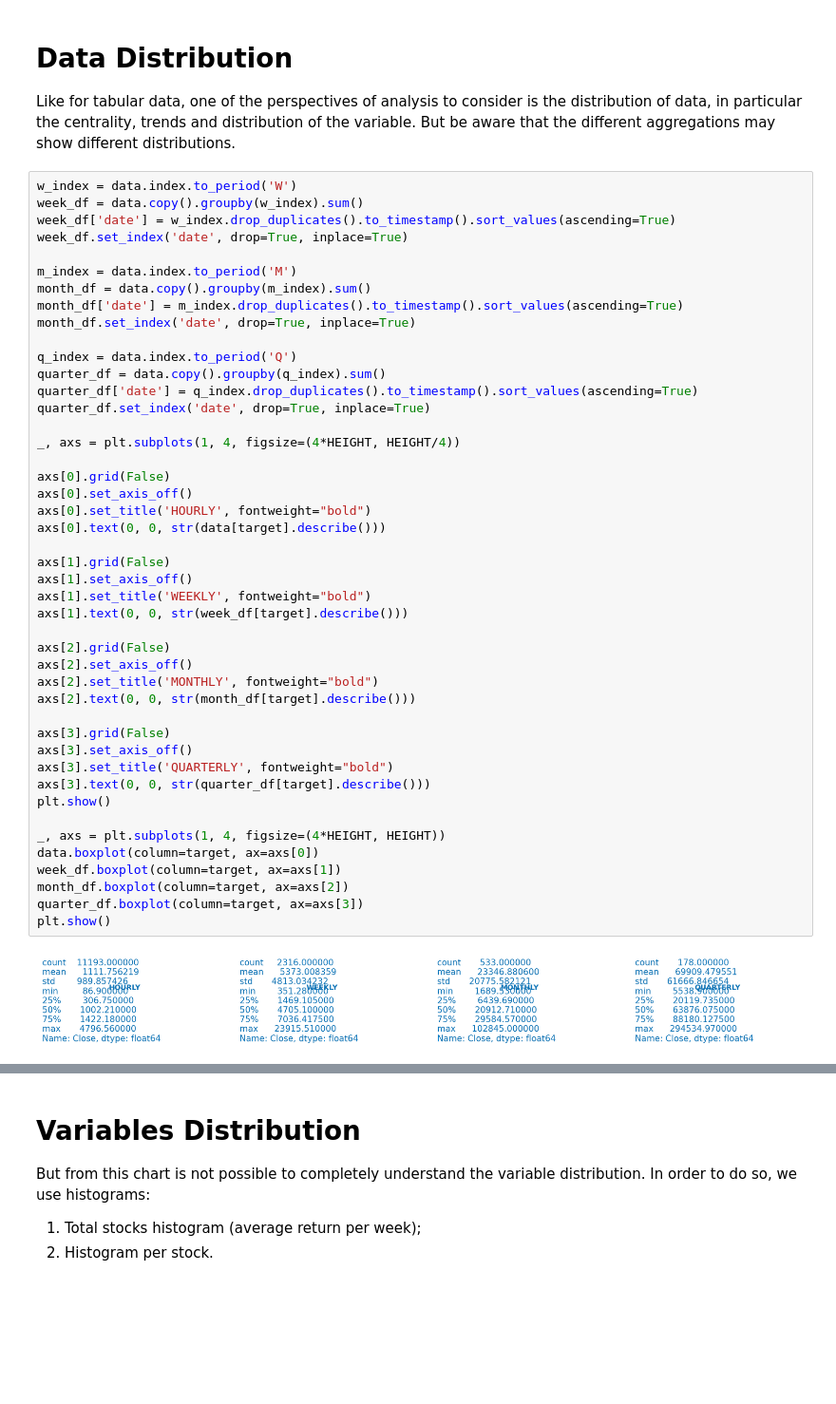
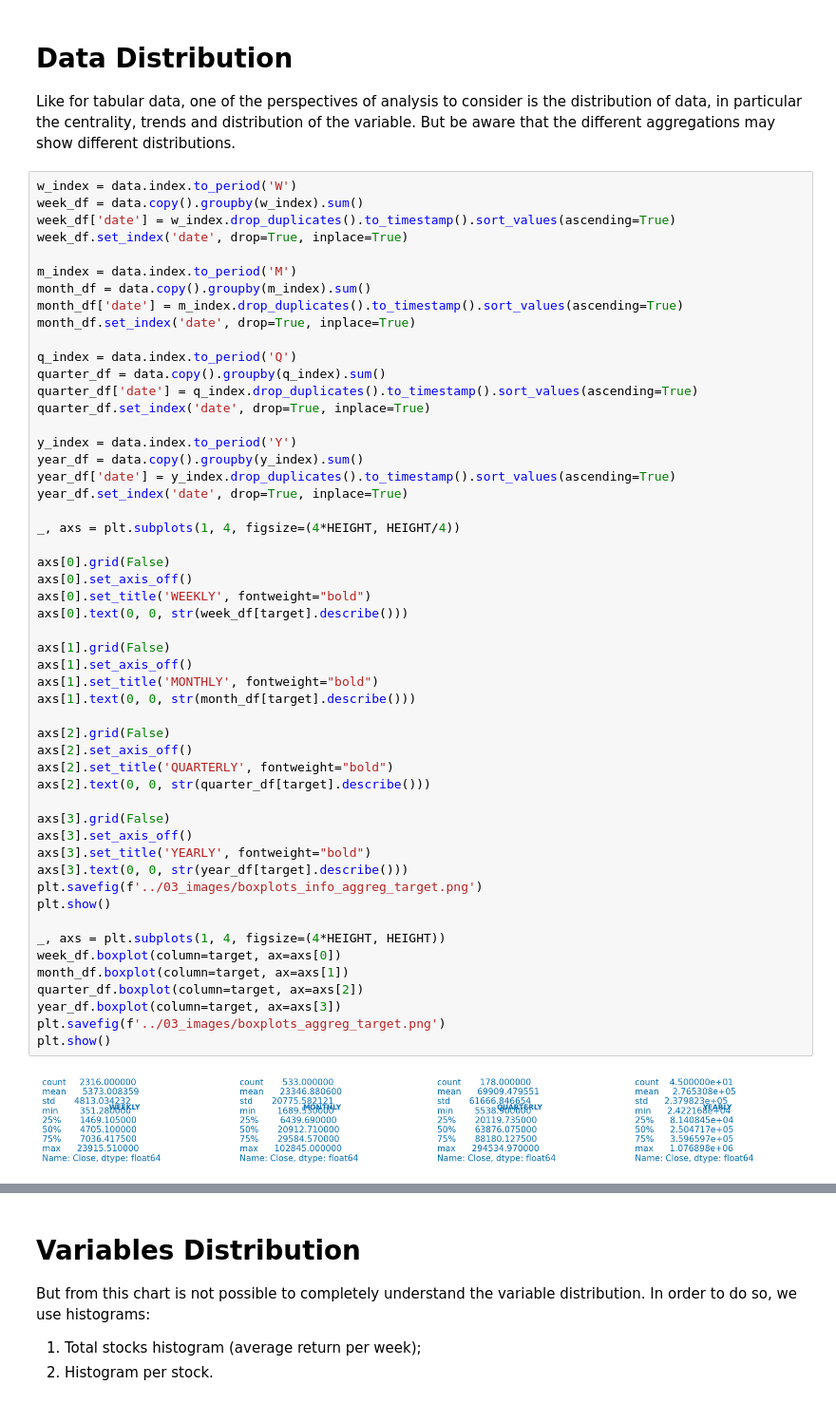
Before and after one commit to mifig/03_DataScience_SeriesTemporais, a Jupyter notebook: 01_sp500/02_scripts/p01_data_profiling_ts.ipynb, the cells around one changed output, grey strips where cells are left out. Shown at 95% size. Cells and saved outputs as stored; diff of their text form; blank space fills up the shorter version.

```diff
--- a/01_sp500/02_scripts/p01_data_profiling_ts.ipynb
+++ b/01_sp500/02_scripts/p01_data_profiling_ts.ipynb
@@ -120,43 +126,50 @@ week_df['date'] = w_index.drop_duplicates().to_timestamp().sort_values(ascending
 week_df.set_index('date', drop=True, inplace=True)
 
 m_index = data.index.to_period('M')
 month_df = data.copy().groupby(m_index).sum()
 month_df['date'] = m_index.drop_duplicates().to_timestamp().sort_values(ascending=True)
 month_df.set_index('date', drop=True, inplace=True)
 
 q_index = data.index.to_period('Q')
 quarter_df = data.copy().groupby(q_index).sum()
 quarter_df['date'] = q_index.drop_duplicates().to_timestamp().sort_values(ascending=True)
 quarter_df.set_index('date', drop=True, inplace=True)
 
+y_index = data.index.to_period('Y')
+year_df = data.copy().groupby(y_index).sum()
+year_df['date'] = y_index.drop_duplicates().to_timestamp().sort_values(ascending=True)
+year_df.set_index('date', drop=True, inplace=True)
+
 _, axs = plt.subplots(1, 4, figsize=(4*HEIGHT, HEIGHT/4))
 
 axs[0].grid(False)
 axs[0].set_axis_off()
-axs[0].set_title('HOURLY', fontweight="bold")
-axs[0].text(0, 0, str(data[target].describe()))
+axs[0].set_title('WEEKLY', fontweight="bold")
+axs[0].text(0, 0, str(week_df[target].describe()))
 
 axs[1].grid(False)
 axs[1].set_axis_off()
-axs[1].set_title('WEEKLY', fontweight="bold")
-axs[1].text(0, 0, str(week_df[target].describe()))
+axs[1].set_title('MONTHLY', fontweight="bold")
+axs[1].text(0, 0, str(month_df[target].describe()))
 
 axs[2].grid(False)
 axs[2].set_axis_off()
-axs[2].set_title('MONTHLY', fontweight="bold")
-axs[2].text(0, 0, str(month_df[target].describe()))
+axs[2].set_title('QUARTERLY', fontweight="bold")
+axs[2].text(0, 0, str(quarter_df[target].describe()))
 
 axs[3].grid(False)
 axs[3].set_axis_off()
-axs[3].set_title('QUARTERLY', fontweight="bold")
-axs[3].text(0, 0, str(quarter_df[target].describe()))
+axs[3].set_title('YEARLY', fontweight="bold")
+axs[3].text(0, 0, str(year_df[target].describe()))
+plt.savefig(f'../03_images/boxplots_info_aggreg_target.png')
 plt.show()
 
 _, axs = plt.subplots(1, 4, figsize=(4*HEIGHT, HEIGHT))
-data.boxplot(column=target, ax=axs[0])
-week_df.boxplot(column=target, ax=axs[1])
-month_df.boxplot(column=target, ax=axs[2])
-quarter_df.boxplot(column=target, ax=axs[3])
+week_df.boxplot(column=target, ax=axs[0])
+month_df.boxplot(column=target, ax=axs[1])
+quarter_df.boxplot(column=target, ax=axs[2])
+year_df.boxplot(column=target, ax=axs[3])
+plt.savefig(f'../03_images/boxplots_aggreg_target.png')
 plt.show()
 # %% [output]
-[figure, old version]
+[figure, new version]
```
Also changed, not shown: parts of 26 cells of this notebook, 35 other files.
